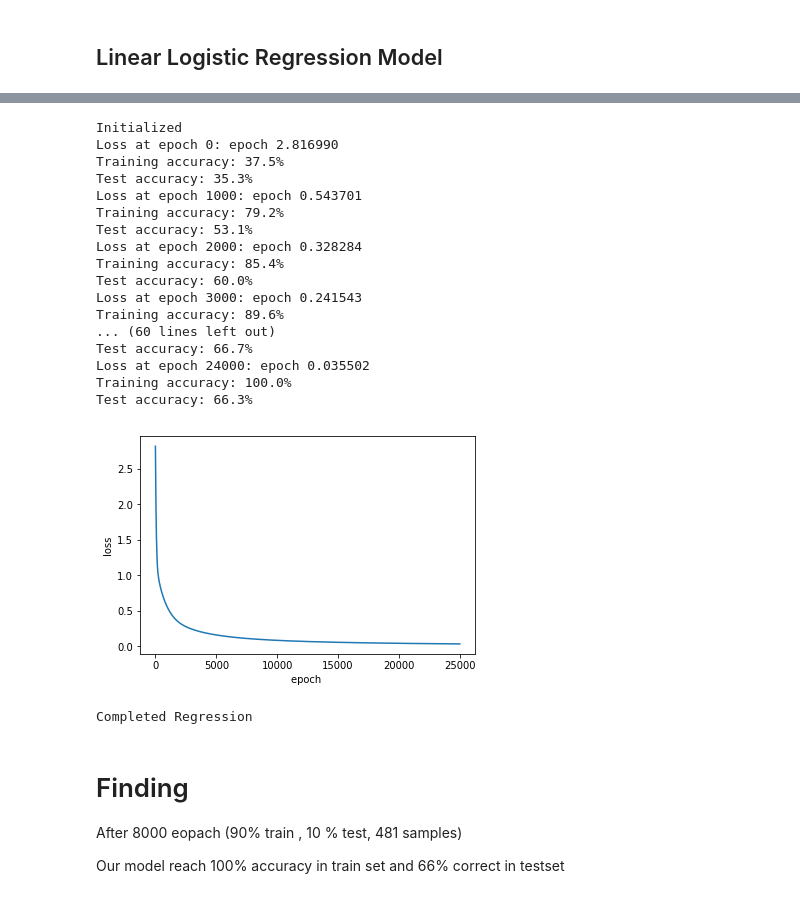
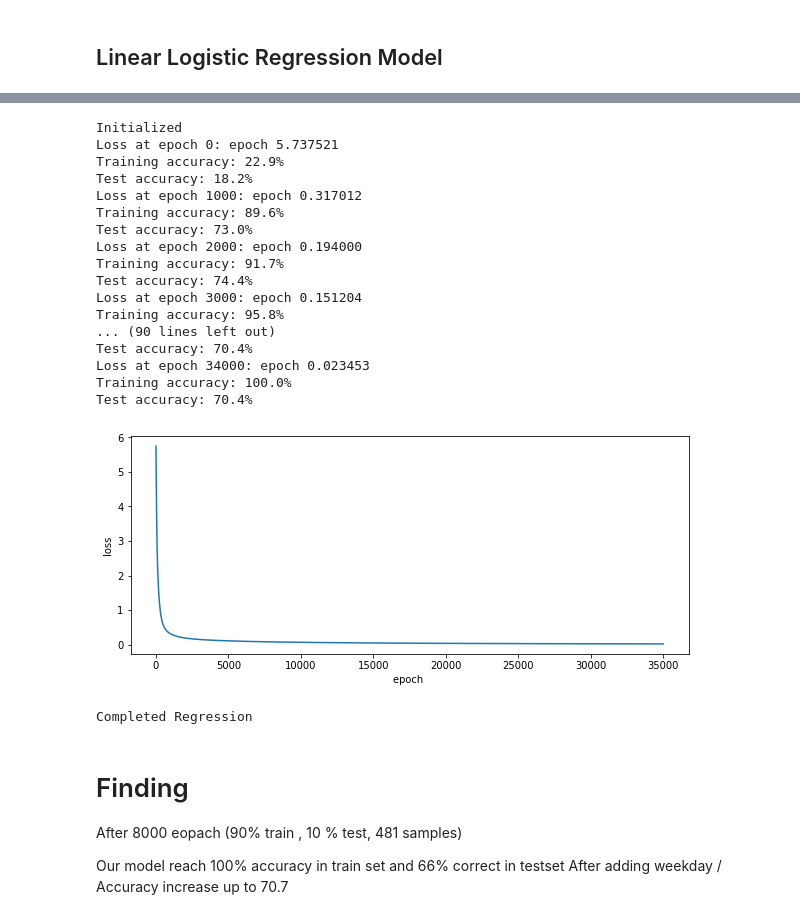
Before and after one commit to VGabby/AirQuality, a Jupyter notebook: HCM_AQI_Classification.ipynb, the cells around one changed output, grey strips where cells are left out. Saved outputs shown, nothing was run; the diff lists cells and outputs as text; code cells hidden in the pictures.

```diff
--- a/HCM_AQI_Classification.ipynb
+++ b/HCM_AQI_Classification.ipynb
@@ -114,6 +114,14 @@ df_x = df_x.set_index(pd.DatetimeIndex(df_x['Date']))
 ## Linear Logistic Regression Model
 # %%
 df3 = df3.set_index(pd.DatetimeIndex(df3['Date']))
+# Add weekday feature to dataset
+df3['weekday'] = df3.index.weekday
+df3['weekday']  = (df3['weekday'] < 5).astype(np.float32)
+plt.figure()
+df3['Average'].plot()
+(df3['weekday'] * 100).plot()
+plt.show()
+
 # Merge input and output
 merge=pd.merge(df3,df_x, how='inner', left_index=True, right_index=True)
 merge = merge.drop('Date_y',axis=1)
@@ -138,11 +146,11 @@ def aqi_to_apl(x):
     else :
         return 6
 def normalize_data(data):
-	data = np.asarray(data,dtype=np.float32)
-	mean = data.mean(axis=0)
-	std = data.std(axis=0)
-	data = (data - mean) / std
-	return data
+    data = np.asarray(data,dtype=np.float32)
+    mean = data.mean(axis=0)
+    std = data.std(axis=0)
+    data = (data - mean) / std
+    return data
 
 # Convert AQI to Air polution level
 for index,row in dataset.iterrows():
@@ -164,7 +173,7 @@ Total colums in data set: 41
 import tensorflow as tf
 #step 1 define hyper_para
 learning_rate = 0.01
-num_epoch = 25000
+num_epoch = 35000
 costs = []
 # Step 2 :
 # Get label y and encode it into number
@@ -209,52 +218,53 @@ with tf.Session() as sess:
     print('Initialized')
     x_train, x_test, y_train, y_test = train_test_split(x_std, y, test_size = 0.9)
     for step in range(num_epoch):
         # Run the computations.
         #shuffle data
 
         feed_dict = {data:x_train,labels:y_train,test_data:x_test}
         _, l, p,t = sess.run(
             [optimizer, loss, train_prediction,test_prediction], feed_dict=feed_dict)
         if (step % 1000 == 0):
           print('Loss at epoch %d: epoch %f' % (step, l))
           print('Training accuracy: %.1f%%' % accuracy(p, y_train))
           print('Test accuracy: %.1f%%' % accuracy(t, y_test))
         costs.append(l)
         train_acc.append(p)
         test_acc.append(t)
 
-    plt.figure()
+    plt.figure(figsize=(10,4))
     plt.plot(costs)
     plt.xlabel('epoch ')
     plt.ylabel('loss')
     plt.show()
 
 
 
 
 print('Completed Regression')
 # %% [output]
 Initialized
-Loss at epoch 0: epoch 2.816990
-Training accuracy: 37.5%
-Test accuracy: 35.3%
-Loss at epoch 1000: epoch 0.543701
-Training accuracy: 79.2%
-Test accuracy: 53.1%
-Loss at epoch 2000: epoch 0.328284
-Training accuracy: 85.4%
-Test accuracy: 60.0%
-Loss at epoch 3000: epoch 0.241543
+Loss at epoch 0: epoch 5.737521
+Training accuracy: 22.9%
+Test accuracy: 18.2%
+Loss at epoch 1000: epoch 0.317012
 Training accuracy: 89.6%
-... (60 lines left out)
-Test accuracy: 66.7%
-Loss at epoch 24000: epoch 0.035502
+Test accuracy: 73.0%
+Loss at epoch 2000: epoch 0.194000
+Training accuracy: 91.7%
+Test accuracy: 74.4%
+Loss at epoch 3000: epoch 0.151204
+Training accuracy: 95.8%
+... (90 lines left out)
+Test accuracy: 70.4%
+Loss at epoch 34000: epoch 0.023453
 Training accuracy: 100.0%
-Test accuracy: 66.3%
+Test accuracy: 70.4%
-[figure, old version]
+[figure, new version]
 Completed Regression
 # %% [markdown]
 # Finding
 After 8000 eopach (90% train , 10 % test, 481 samples)
 
 Our model reach 100% accuracy in train set and 66% correct in testset
+After adding weekday / Accuracy increase up to 70.7
```
Also changed, not shown: parts of 1 cell of this notebook.
